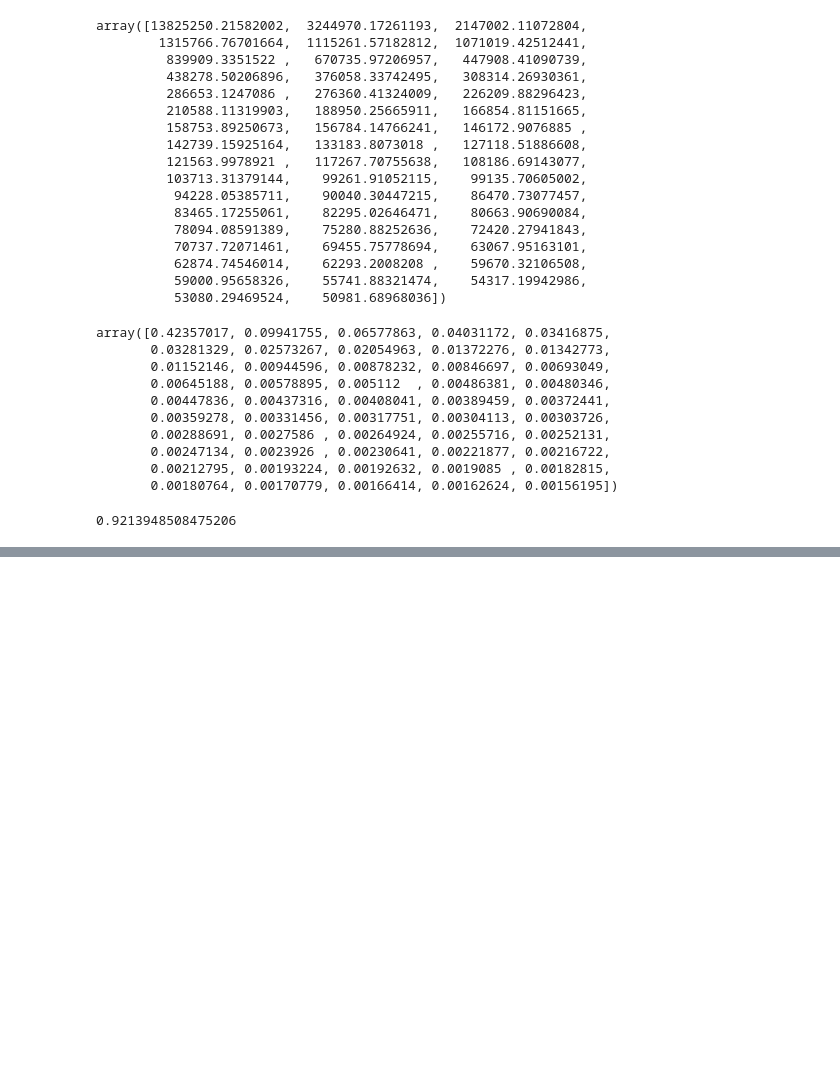
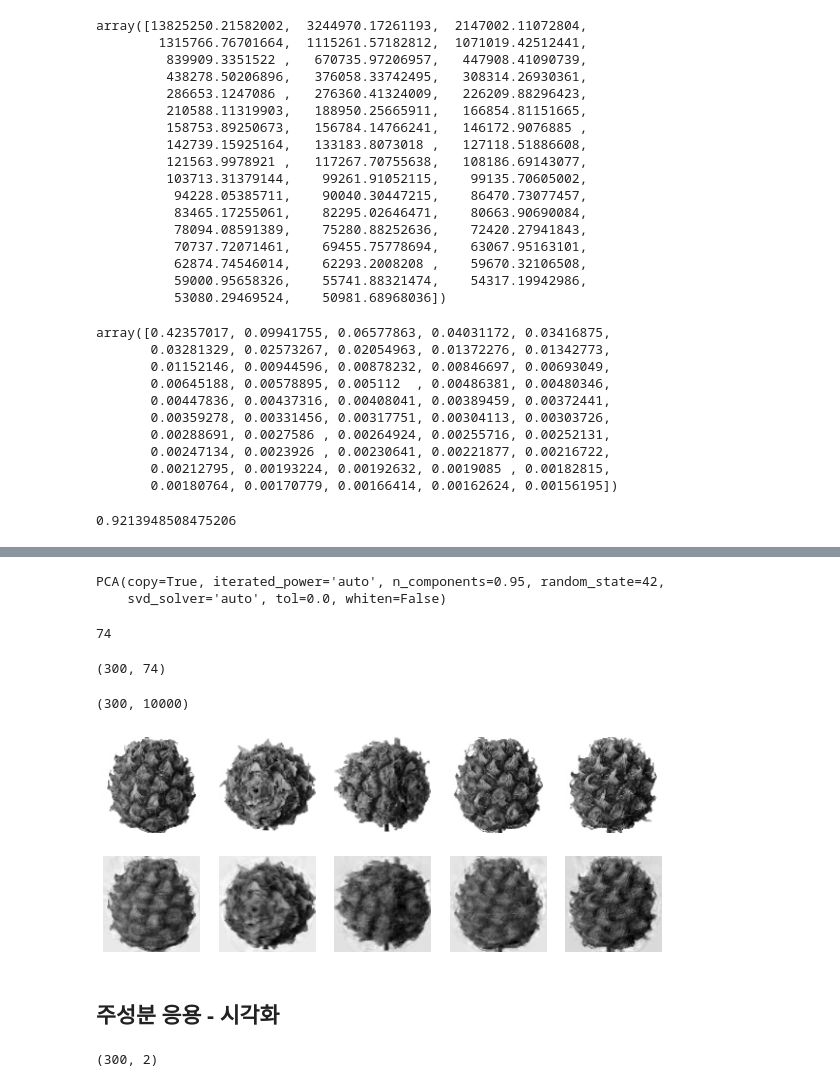
Before and after one commit to JakeOh/202011_itw_bd21, a Jupyter notebook: lab_ml/ml13_cluster.ipynb, the cells around one changed output, grey strips where cells are left out. Drawn from its saved outputs; the diff is of its cells as text; code cells hidden in the pictures; blank space fills up the shorter version.

```diff
--- a/lab_ml/ml13_cluster.ipynb
+++ b/lab_ml/ml13_cluster.ipynb
@@ -582,0 +614,40 @@ np.sum(pca.explained_variance_ratio_)
+# %%
+pca.fit(fruits_2d)
+# %% [output]
+PCA(copy=True, iterated_power='auto', n_components=0.95, random_state=42,
+    svd_solver='auto', tol=0.0, whiten=False)
+# %%
+pca.n_components_
+# %% [output]
+74
+# %%
+fruits_2d_reduced = pca.transform(fruits_2d)  # 차원 축소: 10,000 -> 74
+fruits_2d_reduced.shape  #> (300, 74)
+# %% [output]
+(300, 74)
+# %%
+fruits_2d_inverse = pca.inverse_transform(fruits_2d_reduced)  # 차원 재구성: 74 -> 10,000
+fruits_2d_inverse.shape  #> (300, 10000)
+# %% [output]
+(300, 10000)
+# %%
+fig, ax = plt.subplots(nrows=2, ncols=5, figsize=(10, 4))
+for i in range(5):
+    ax[0, i].imshow(fruits[i+100], cmap=plt.cm.binary)
+    ax[0, i].axis('off')
+    ax[1, i].imshow(fruits_2d_inverse[i+100].reshape((100, 100)), cmap=plt.cm.binary)
+    ax[1, i].axis('off')
+
+plt.show()
+# %% [output]
+[figure, added]
+# %% [markdown]
+## 주성분 응용 - 시각화
+# %%
+# 10,000(100x100)차원 공간의 이미지들을 2차원 공간(principal component)으로 projection(투영)
+pca = PCA(n_components=2, random_state=42)
+pca.fit(fruits_2d)
+fruits_2d_reduced = pca.transform(fruits_2d)  # 10,000차원 -> 2차원
+fruits_2d_reduced.shape  # (300, 2)
+# %% [output]
+(300, 2)
```
Also changed, not shown: parts of 8 cells of this notebook.
